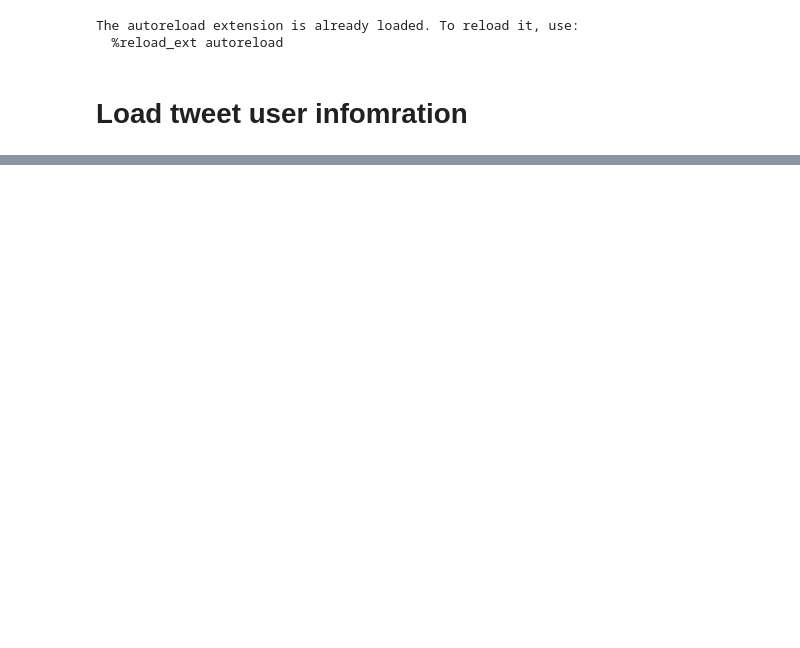
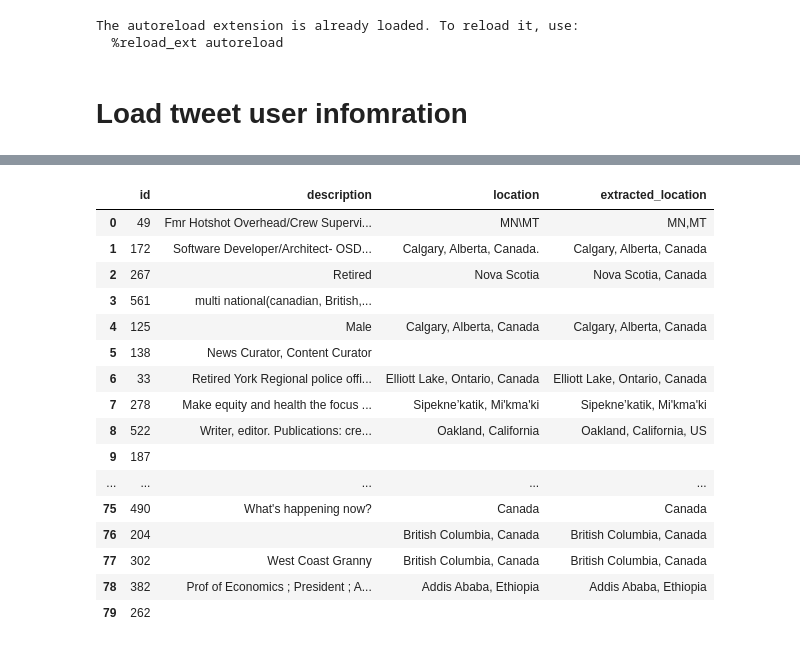
Before and after one commit to gladcolor/Tweet_Geo, a Jupyter notebook: Tweet_Geo.ipynb, the cells around one changed output, grey strips where cells are left out. Drawn from its saved outputs; the diff is of its cells as text; code cells hidden in the pictures; blank space fills up the shorter version.

```diff
--- a/Tweet_Geo.ipynb
+++ b/Tweet_Geo.ipynb
@@ -54,18 +56,48 @@ user_df
 # %%
-user_df = raw_user_df.fillna("").sample(3)
+user_df = raw_user_df.fillna("").sample(80)  # maximum = 80.
+
+user_df['raw_id'] = user_df['id']
+
+user_df['id'] = range(1, len(user_df) + 1, 1)
+
+used_cols=['id', 'description', 'location']
 
 
-print(tweet_loc.prompt_for_user_localization)
-# for idx, row in user_df.iloc[:4].iterrows():
-model=r"gpt-3.5-turbo-0613"
+# model=r"gpt-3.5-turbo-0613"
 # model=r"gpt-3.5-turbo"
-
-# model=r"gpt-4"
+model = "gpt-4"
 
 tweet_loc = Localization(user_df=user_df,
-                        model=model)
+                        model=model,
+                        max_tweet=80,
+                        used_cols=['id', 'description', 'location'],
+                        )
 
+print(tweet_loc.prompt_for_user_localization)
+print()
+response_for_user_loc = tweet_loc.get_LLM_user_loc_response()
 
-response_for_user_loc = tweet_loc.get_LLM_user_loc_response()
-response_for_user_loc
+content = helper.extract_content_from_LLM_reply(response_for_user_loc)
+if content[-1] == ";":
+    content = content[:-1]
+# extracted_location_list = ast.literal_eval(content)
+# extracted_location_list = content.split(";")
+
+extracted_location_list = location_str_to_list(content)
+extracted_loc_df = pd.DataFrame(extracted_location_list, columns=['id', 'extracted_location'])
+extracted_loc_df['id'] = extracted_loc_df['id'].astype(int)
+
+if len(user_df) != len(extracted_location_list):
+    print("***************  ERROR  *****************")
+    print(f"The extracted location count ({len(extracted_location_list)}) is not equal to the input user count ({len(user_df)})!")
+
+else:
+    print(f"The extracted location count ({len(extracted_location_list)}) is  equal to the input user count ({len(user_df)})!")
+    # print("Extracted locations:")
+    # print(extracted_location_list)
+
+merged_df = user_df[used_cols].merge(extracted_loc_df, how='right', right_on='id', left_on='id')
+merged_df['id'] = user_df['raw_id'].to_list()
+
+merged_df
 # %% [output]
@@ -105,0 +121,17 @@ for tweet in tweets:
+|  | id | description | location | extracted_location |
+| 0 | 49 | Fmr Hotshot Overhead/Crew Supervi... | MN\MT | MN,MT |
+| 1 | 172 | Software Developer/Architect- OSD... | Calgary, Alberta, Canada. | Calgary, Alberta, Canada |
+| 2 | 267 | Retired | Nova Scotia | Nova Scotia, Canada |
+| 3 | 561 | multi national(canadian, British,... |  |  |
+| 4 | 125 | Male | Calgary, Alberta, Canada | Calgary, Alberta, Canada |
+| 5 | 138 | News Curator, Content Curator |  |  |
+| 6 | 33 | Retired York Regional police offi... | Elliott Lake, Ontario, Canada | Elliott Lake, Ontario, Canada |
+| 7 | 278 | Make equity and health the focus ... | Sipekne’katik, Mi'kma'ki | Sipekne’katik, Mi'kma'ki |
+| 8 | 522 | Writer, editor. Publications: cre... | Oakland, California | Oakland, California, US |
+| 9 | 187 |  |  |  |
+| ... | ... | ... | ... | ... |
+| 75 | 490 | What's happening now? | Canada | Canada |
+| 76 | 204 |  | British Columbia, Canada | British Columbia, Canada |
+| 77 | 302 | West Coast Granny | British Columbia, Canada | British Columbia, Canada |
+| 78 | 382 | Prof of Economics ; President ; A... | Addis Ababa, Ethiopia | Addis Ababa, Ethiopia |
+| 79 | 262 |  |  |  |
```
Also changed, not shown: parts of 7 cells of this notebook, 3 other files.
